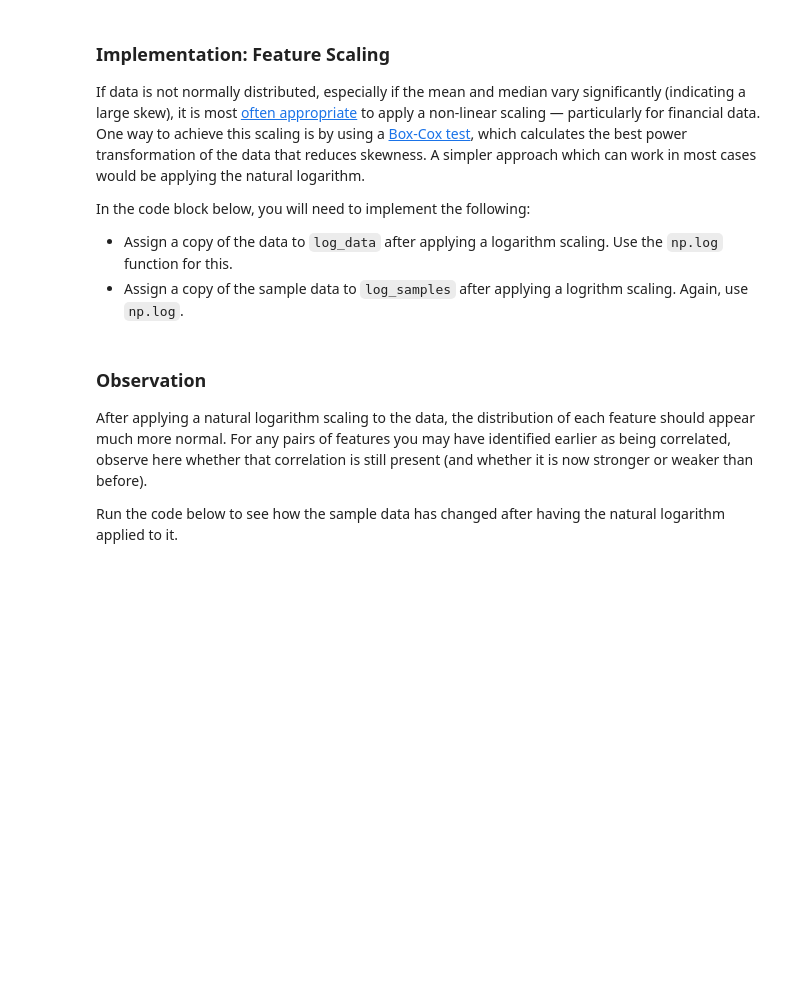
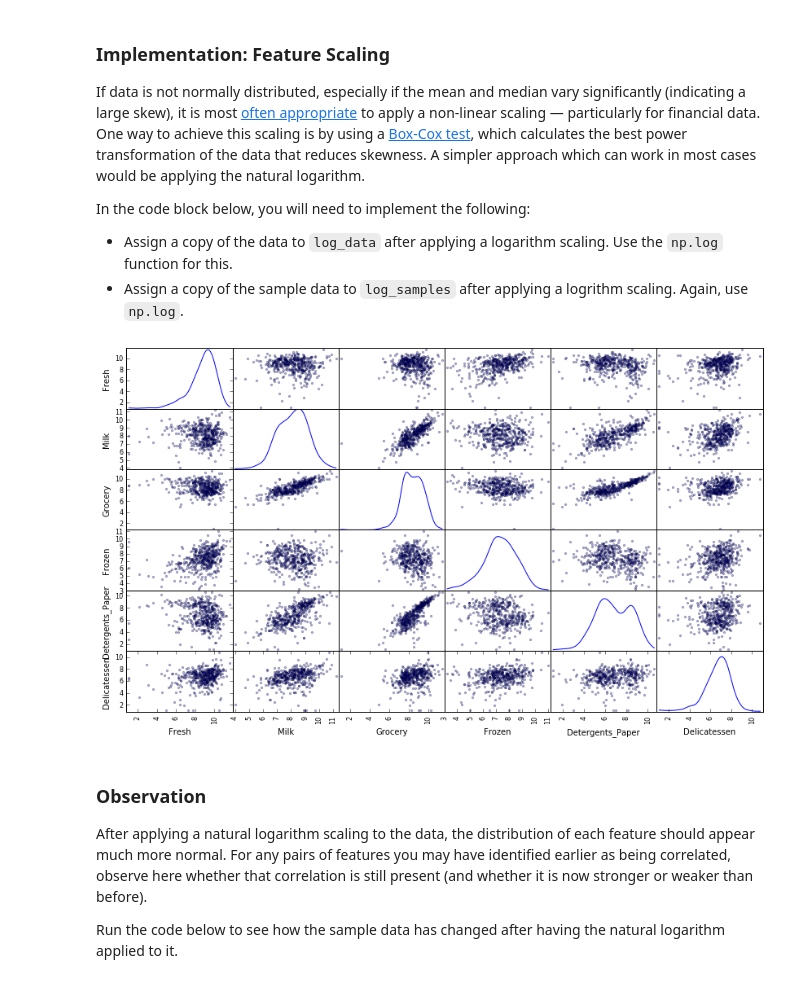
Before and after one commit to bb-blud/Udacity_Machine, a Jupyter notebook: P3/customer_segments.ipynb, the cells around one changed output. Saved outputs shown, nothing was run; the diff lists cells and outputs as text; code cells hidden in the pictures; blank space fills up the shorter version.

```diff
--- a/P3/customer_segments.ipynb
+++ b/P3/customer_segments.ipynb
@@ -170,13 +173,15 @@ In the code block below, you will need to implement the following:
  - Assign a copy of the sample data to `log_samples` after applying a logrithm scaling. Again, use `np.log`.
 # %%
 # TODO: Scale the data using the natural logarithm
-log_data = None
+log_data = data.applymap(np.log)
 
 # TODO: Scale the sample data using the natural logarithm
-log_samples = None
+log_samples = samples.applymap(np.log)
 
 # Produce a scatter matrix for each pair of newly-transformed features
 pd.scatter_matrix(log_data, alpha = 0.3, figsize = (14,8), diagonal = 'kde');
+# %% [output]
+[figure, added]
 # %% [markdown]
 ### Observation
 After applying a natural logarithm scaling to the data, the distribution of each feature should appear much more normal. For any pairs of features you may have identified earlier as being correlated, observe here whether that correlation is still present (and whether it is now stronger or weaker than before).
```
Also changed, not shown: parts of 10 cells of this notebook.
